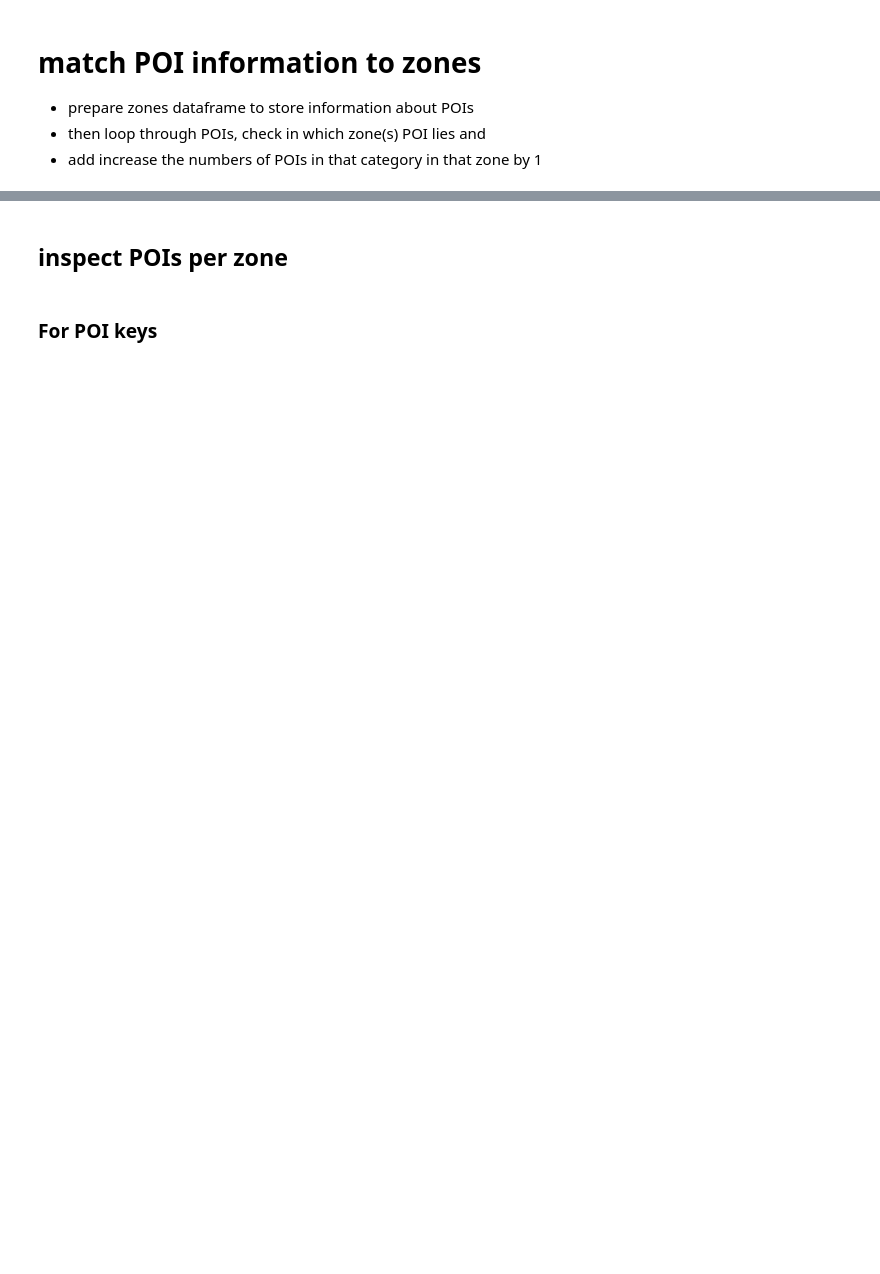
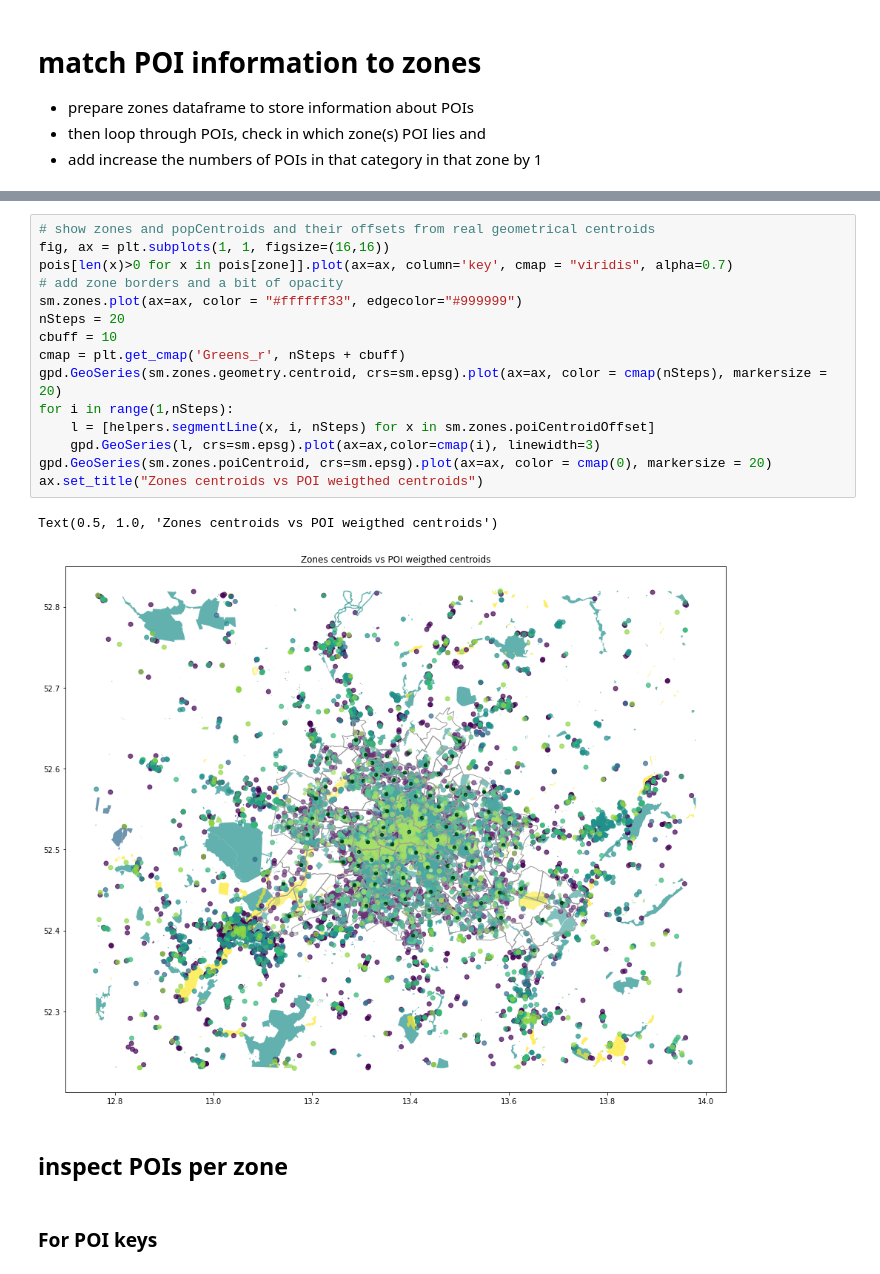
Before and after one commit to maximylius/quetzal_berlin, a Jupyter notebook: notebooks/best_version/102_OSM_POIs.ipynb, the cells around one changed output, grey strips where cells are left out. Saved outputs shown, nothing was run; the diff lists cells and outputs as text; blank space fills up the shorter version.

```diff
--- a/notebooks/best_version/102_OSM_POIs.ipynb
+++ b/notebooks/best_version/102_OSM_POIs.ipynb
@@ -232,3 +240,21 @@ sm.zones.head(3)
+# %%
+# show zones and popCentroids and their offsets from real geometrical centroids
+fig, ax = plt.subplots(1, 1, figsize=(16,16))
+pois[len(x)>0 for x in pois[zone]].plot(ax=ax, column='key', cmap = "viridis", alpha=0.7)
+# add zone borders and a bit of opacity
+sm.zones.plot(ax=ax, color = "#ffffff33", edgecolor="#999999")
+nSteps = 20
+cbuff = 10
+cmap = plt.get_cmap('Greens_r', nSteps + cbuff)
+gpd.GeoSeries(sm.zones.geometry.centroid, crs=sm.epsg).plot(ax=ax, color = cmap(nSteps), markersize = 20)
+for i in range(1,nSteps):
+    l = [helpers.segmentLine(x, i, nSteps) for x in sm.zones.poiCentroidOffset]
+    gpd.GeoSeries(l, crs=sm.epsg).plot(ax=ax,color=cmap(i), linewidth=3)
+gpd.GeoSeries(sm.zones.poiCentroid, crs=sm.epsg).plot(ax=ax, color = cmap(0), markersize = 20)
+ax.set_title("Zones centroids vs POI weigthed centroids")
+# %% [output]
+Text(0.5, 1.0, 'Zones centroids vs POI weigthed centroids')
+[figure, added]
 # %% [markdown]
 ## inspect POIs per zone
 # %% [markdown]
```
Also changed, not shown: parts of 19 cells of this notebook, 25 other files.
